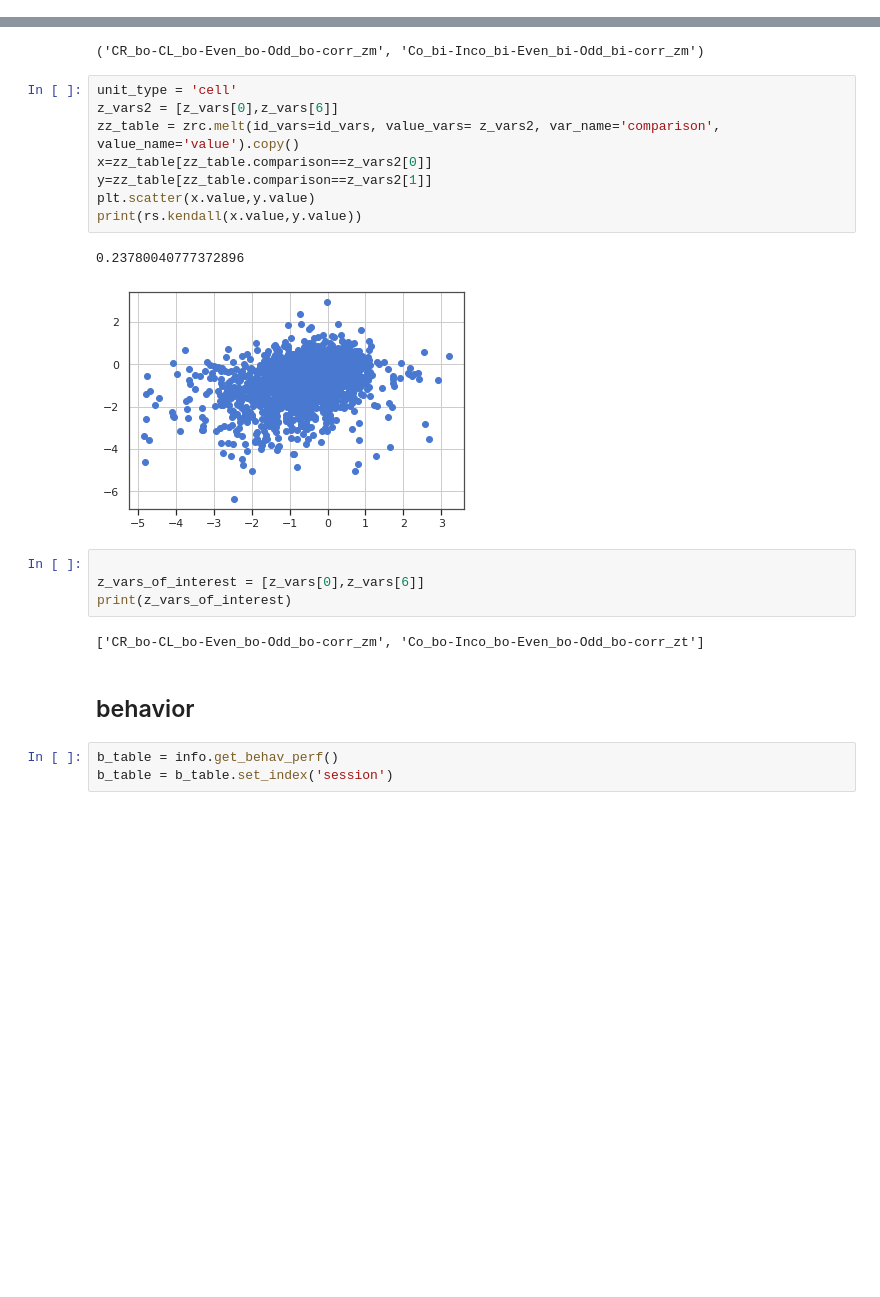
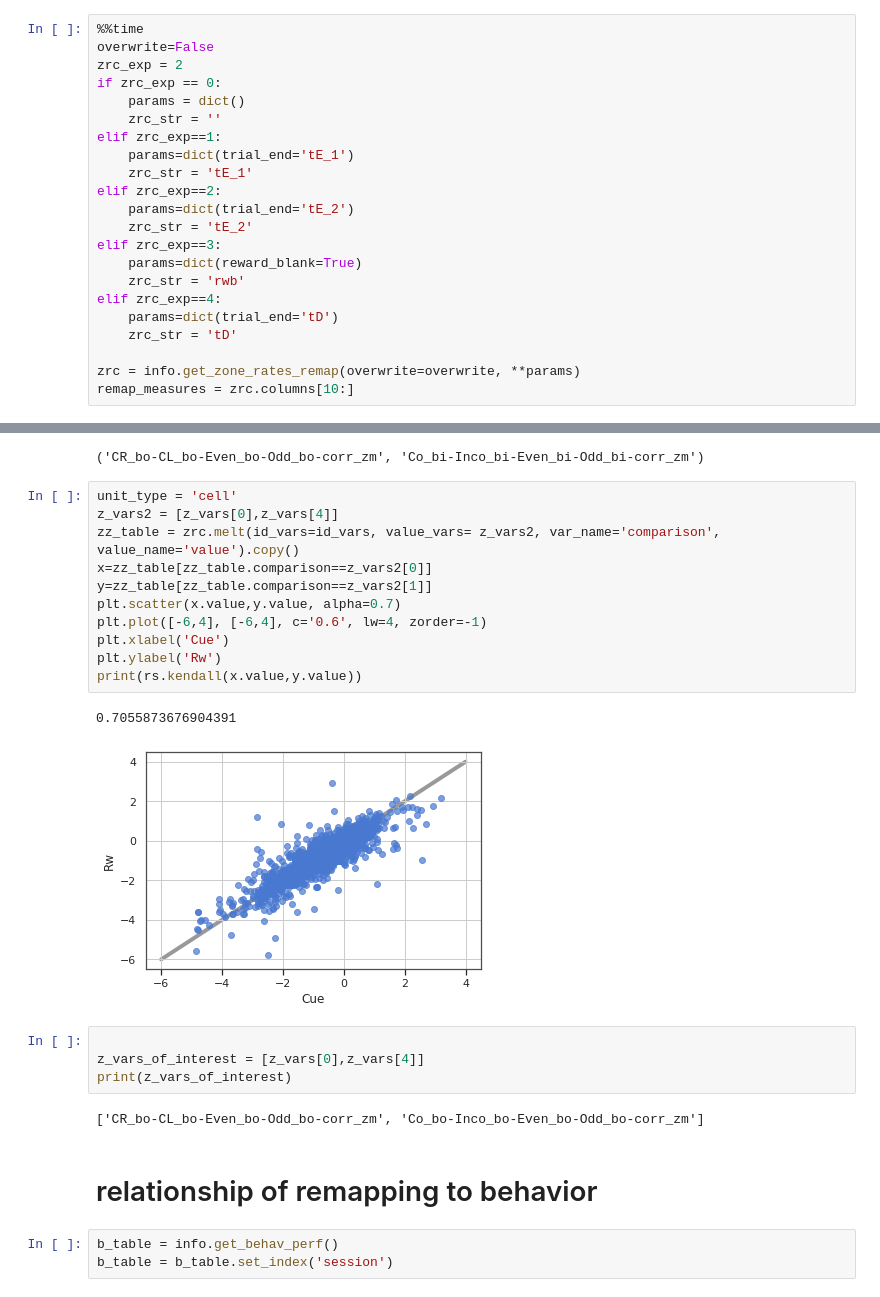
Before and after one commit to alexgonzl/TMA, a Jupyter notebook: Notebooks/TM/fig2_remapping.ipynb, the cells around one changed output, grey strips where cells are left out. Cells and saved outputs as stored; diff of their text form; blank space fills up the shorter version.

```diff
--- a/Notebooks/TM/fig2_remapping.ipynb
+++ b/Notebooks/TM/fig2_remapping.ipynb
@@ -97,0 +95,22 @@ Wall time: 7.35 s
+# %%
+%%time
+overwrite=False
+zrc_exp = 2
+if zrc_exp == 0:
+    params = dict()
+    zrc_str = ''
+elif zrc_exp==1:
+    params=dict(trial_end='tE_1')
+    zrc_str = 'tE_1'
+elif zrc_exp==2:
+    params=dict(trial_end='tE_2')
+    zrc_str = 'tE_2'
+elif zrc_exp==3:
+    params=dict(reward_blank=True)
+    zrc_str = 'rwb'
+elif zrc_exp==4:
+    params=dict(trial_end='tD')
+    zrc_str = 'tD'
+
+zrc = info.get_zone_rates_remap(overwrite=overwrite, **params)
+remap_measures = zrc.columns[10:]
@@ -733,23 +1052,26 @@ z_vars[0],z_vars[8]
 ('CR_bo-CL_bo-Even_bo-Odd_bo-corr_zm', 'Co_bi-Inco_bi-Even_bi-Odd_bi-corr_zm')
 # %%
 unit_type = 'cell'
-z_vars2 = [z_vars[0],z_vars[6]]
+z_vars2 = [z_vars[0],z_vars[4]]
 zz_table = zrc.melt(id_vars=id_vars, value_vars= z_vars2, var_name='comparison', value_name='value').copy()
 x=zz_table[zz_table.comparison==z_vars2[0]]
 y=zz_table[zz_table.comparison==z_vars2[1]]
-plt.scatter(x.value,y.value)
+plt.scatter(x.value,y.value, alpha=0.7)
+plt.plot([-6,4], [-6,4], c='0.6', lw=4, zorder=-1)
+plt.xlabel('Cue')
+plt.ylabel('Rw')
 print(rs.kendall(x.value,y.value))
 # %% [output]
-0.23780040777372896
+0.7055873676904391
-[figure, old version]
+[figure, new version]
 # %%
 
-z_vars_of_interest = [z_vars[0],z_vars[6]]
+z_vars_of_interest = [z_vars[0],z_vars[4]]
 print(z_vars_of_interest)
 # %% [output]
-['CR_bo-CL_bo-Even_bo-Odd_bo-corr_zm', 'Co_bo-Inco_bo-Even_bo-Odd_bo-corr_zt']
+['CR_bo-CL_bo-Even_bo-Odd_bo-corr_zm', 'Co_bo-Inco_bo-Even_bo-Odd_bo-corr_zm']
 # %% [markdown]
-## behavior
+# relationship of remapping to behavior
 # %%
 b_table = info.get_behav_perf()
 b_table = b_table.set_index('session')
```
Also changed, not shown: parts of 51 cells of this notebook, 12 other files.
